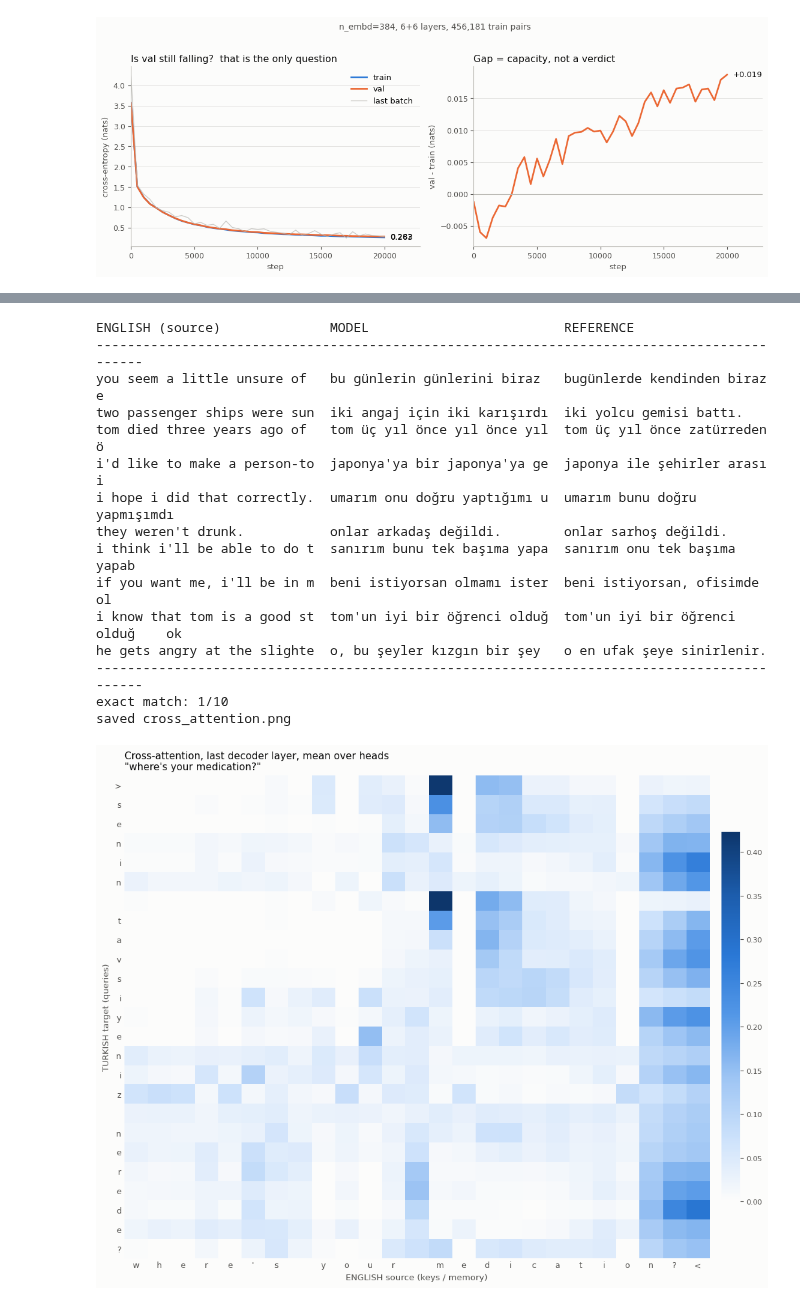
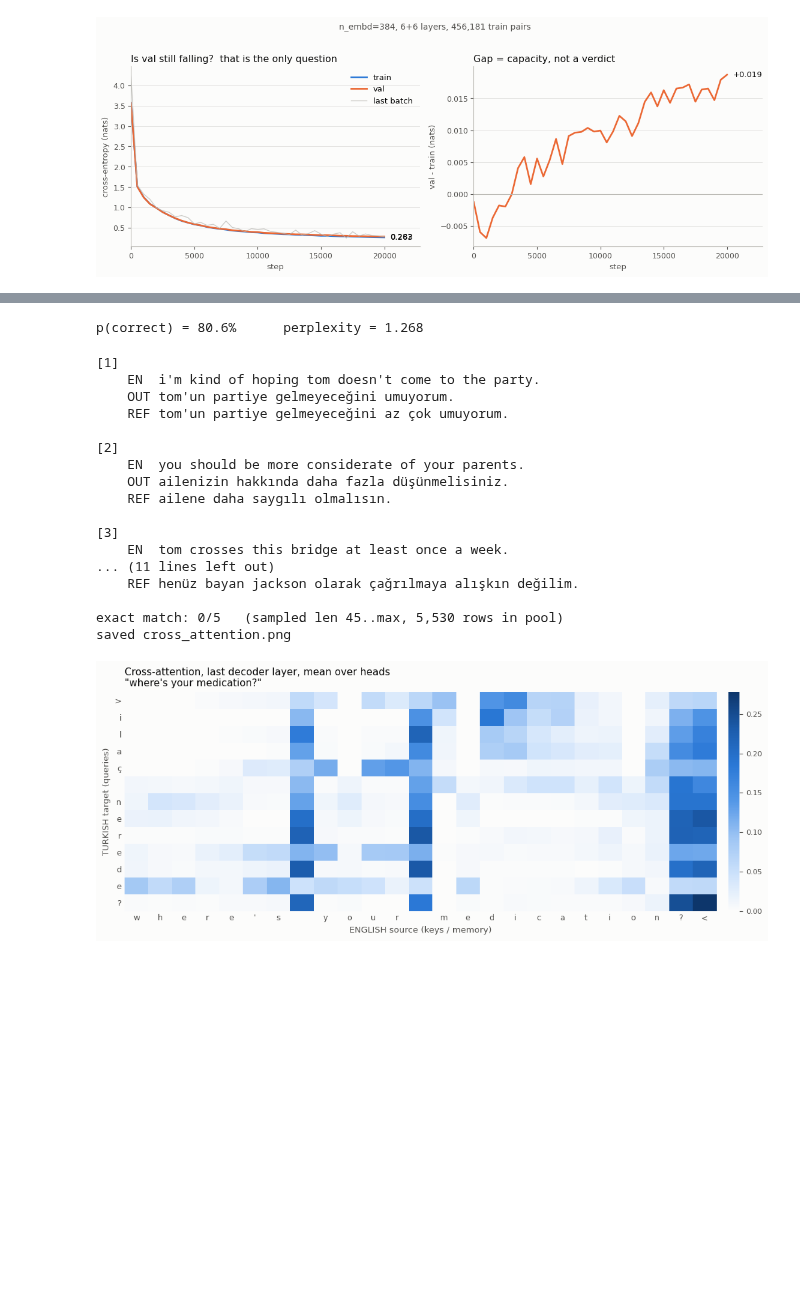
Before and after one commit to oganiler/pytorch_blackwell_jupyter_notebooks, a Jupyter notebook: karpathy/ganiler_translator.ipynb, the cells around one changed output, grey strips where cells are left out. Drawn from its saved outputs; the diff is of its cells as text; code cells hidden in the pictures; blank space fills up the shorter version.

```diff
--- a/karpathy/ganiler_translator.ipynb
+++ b/karpathy/ganiler_translator.ipynb
@@ -932,30 +1038,36 @@ best val (val 0.2378)
 # %%
-print(f"p(correct) = {math.exp(-best_val):.1%}      perplexity = {math.exp(best_val):.3f}")
+print(f"p(correct) = {math.exp(-0.2159):.1%}      perplexity = {math.exp(0.2378):.3f}")
+# %% [output]
+p(correct) = 80.6%      perplexity = 1.268
 # %%
 # sample inferences
 ckpt = sorted(glob.glob('translator_best_*.pt'))[-1]
 translator_model, translate_sentence = InferenceByTrainedModel(
     ckpt, encode_en, decode_tr, eos_id_tr, device)
 
-show_translations(translate_sentence, va_rows, n=10)
+# show_translations(translate_sentence, va_rows, n=8, layout='rows')              # long sentences
+# show_translations(translate_sentence, va_rows, n=15, max_len=30)                # quick scan
+show_translations(translate_sentence, va_rows, n=5, min_len=45, layout='rows')  # hardest cases
 
 s = va_rows[0][0]
 attn, en_chars, tr_chars = cross_attention_map(translator_model, s, encode_en, stoi_en, itos_tr, T_en, T_tr, device)
 plot_cross_attention(attn, en_chars, tr_chars, s)
 # %% [output]
-ENGLISH (source)              MODEL                         REFERENCE
---------------------------------------------------------------------------------------------
-you seem a little unsure of   bu günlerin günlerini biraz   bugünlerde kendinden biraz e
-two passenger ships were sun  iki angaj için iki karışırdı  iki yolcu gemisi battı.
-tom died three years ago of   tom üç yıl önce yıl önce yıl  tom üç yıl önce zatürreden ö
-i'd like to make a person-to  japonya'ya bir japonya'ya ge  japonya ile şehirler arası i
-i hope i did that correctly.  umarım onu doğru yaptığımı u  umarım bunu doğru yapmışımdı
-they weren't drunk.           onlar arkadaş değildi.        onlar sarhoş değildi.
-i think i'll be able to do t  sanırım bunu tek başıma yapa  sanırım onu tek başıma yapab
-if you want me, i'll be in m  beni istiyorsan olmamı ister  beni istiyorsan, ofisimde ol
-i know that tom is a good st  tom'un iyi bir öğrenci olduğ  tom'un iyi bir öğrenci olduğ    ok
-he gets angry at the slighte  o, bu şeyler kızgın bir şey   o en ufak şeye sinirlenir.
---------------------------------------------------------------------------------------------
-exact match: 1/10
+[1]
+    EN  i'm kind of hoping tom doesn't come to the party.
+    OUT tom'un partiye gelmeyeceğini umuyorum.
+    REF tom'un partiye gelmeyeceğini az çok umuyorum.
+
+[2]
+    EN  you should be more considerate of your parents.
+    OUT ailenizin hakkında daha fazla düşünmelisiniz.
+    REF ailene daha saygılı olmalısın.
+
+[3]
+    EN  tom crosses this bridge at least once a week.
+... (11 lines left out)
+    REF henüz bayan jackson olarak çağrılmaya alışkın değilim.
+
+exact match: 0/5   (sampled len 45..max, 5,530 rows in pool)
 saved cross_attention.png
-[figure, old version]
+[figure, new version]
```
Also changed, not shown: parts of 6 cells of this notebook.
